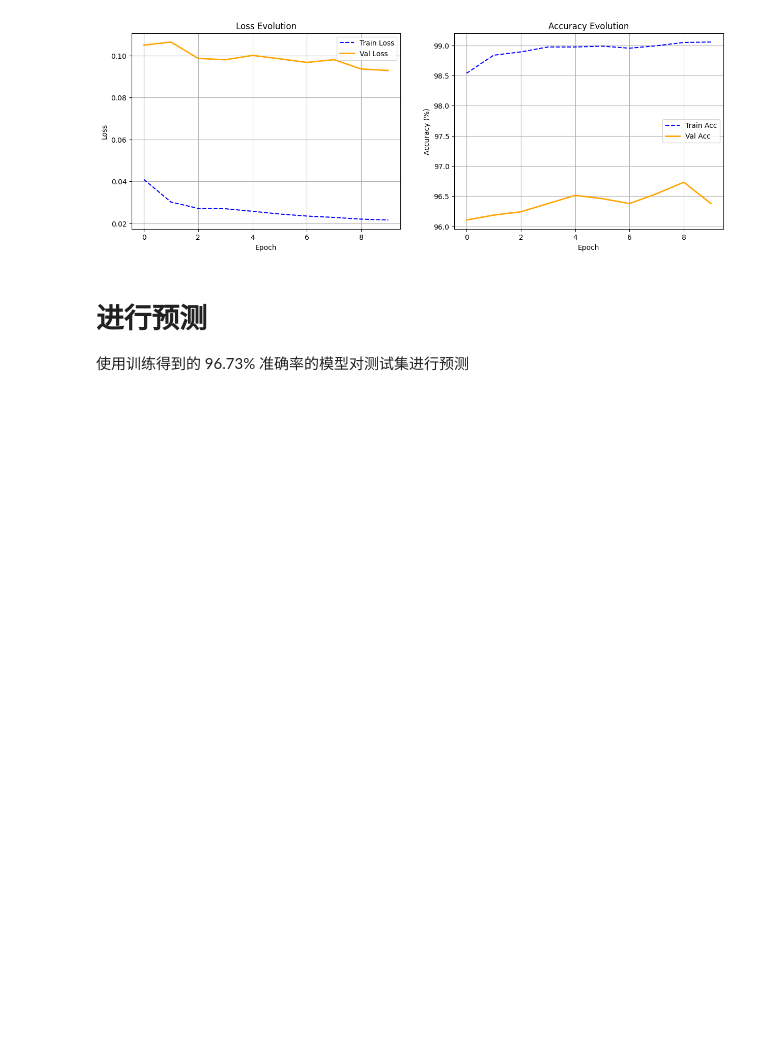
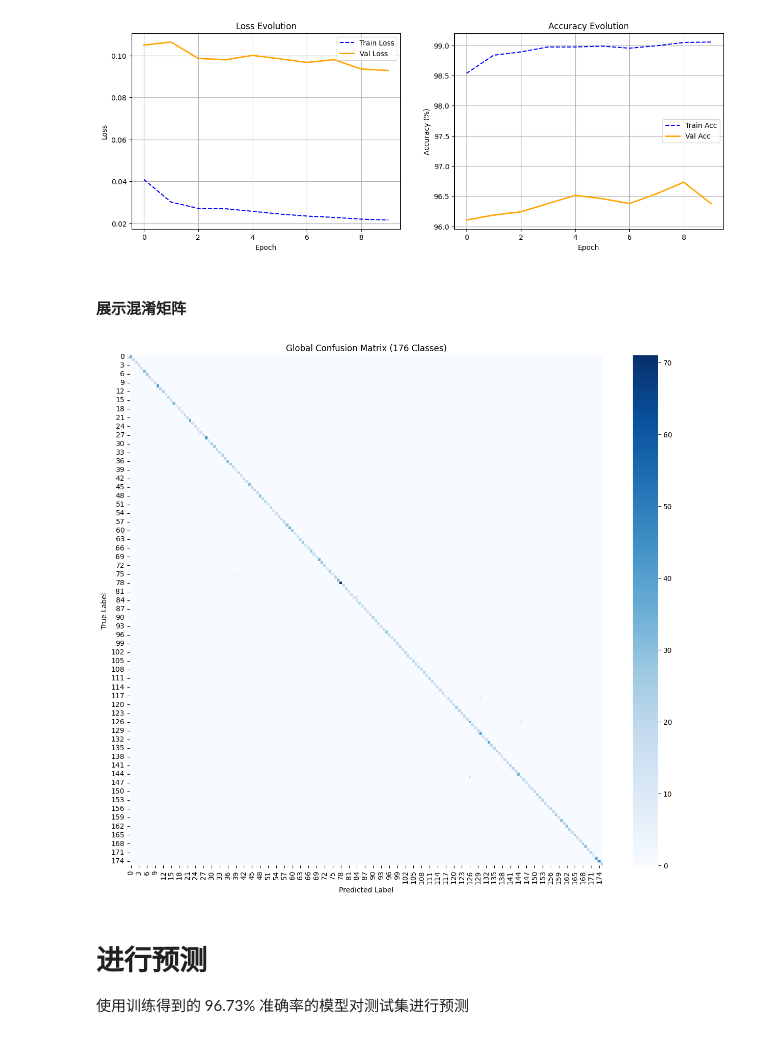
Before and after one commit to snailxxd/classify_leaves, a Jupyter notebook: src/classify_leaves.ipynb, the cells around one changed output. Drawn from its saved outputs; the diff is of its cells as text; code cells hidden in the pictures; blank space fills up the shorter version.

```diff
--- a/src/classify_leaves.ipynb
+++ b/src/classify_leaves.ipynb
@@ -329,6 +330,33 @@ def plot_training_history(history):
 plot_training_history(history)
 # %% [output]
 [figure]
+# %% [markdown]
+#### 展示混淆矩阵
+# %%
+model.eval()
+
+all_preds = []
+all_labels = []
+
+with torch.no_grad():
+    for images, labels in val_loader:
+        images = images.to(device)
+        outputs = model(images)
+        preds = outputs.argmax(1)
+
+        all_preds.extend(preds.cpu().numpy())
+        all_labels.extend(labels.cpu().numpy())
+
+cm = confusion_matrix(all_labels, all_preds)    # 计算混淆矩阵
+
+plt.figure(figsize=(15, 13))
+sns.heatmap(cm, cmap='Blues', annot=False)
+plt.title('Global Confusion Matrix (176 Classes)')
+plt.xlabel('Predicted Label')
+plt.ylabel('True Label')
+plt.show()
+# %% [output]
+[figure, added]
 # %% [markdown]
 # 进行预测
 
```
Also changed, not shown: parts of 1 cell of this notebook.
